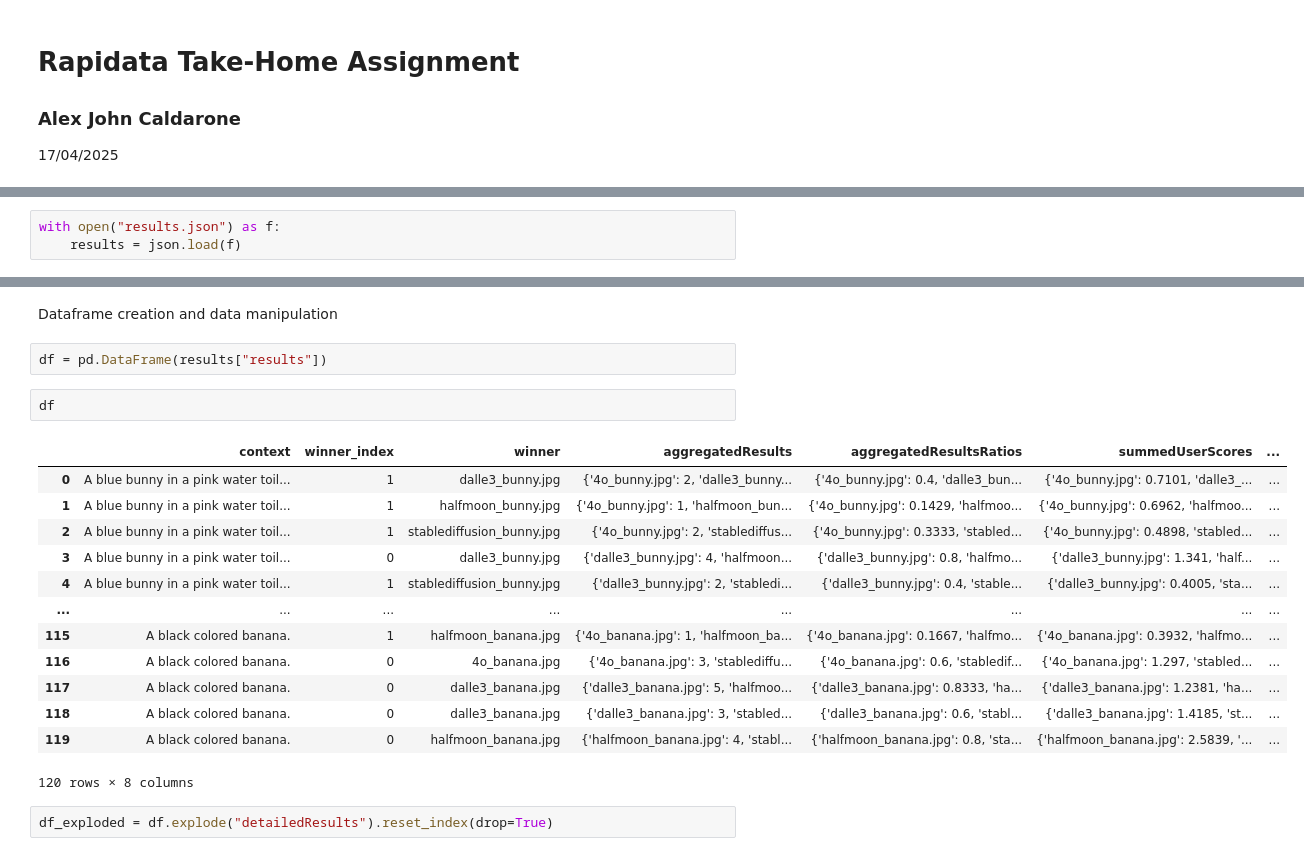
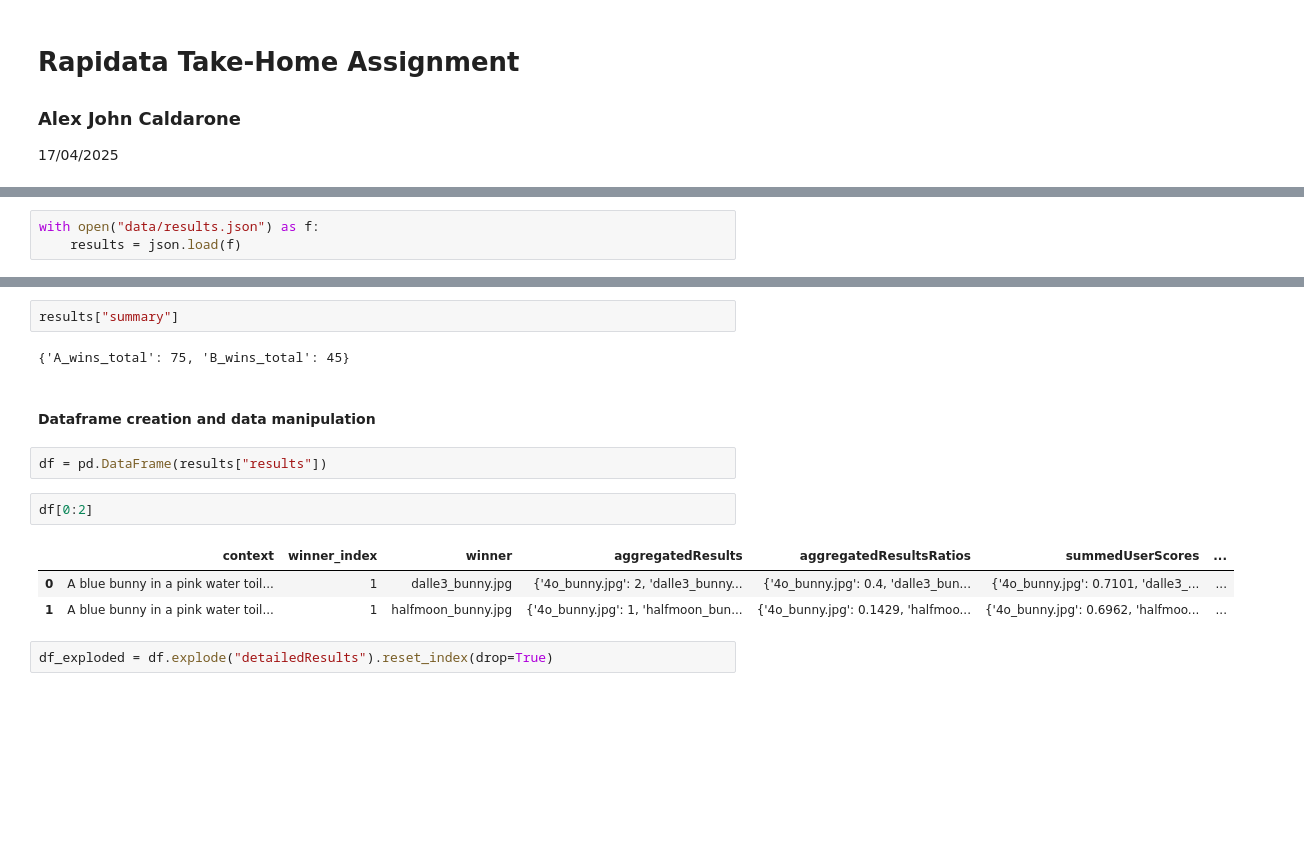
Before and after one commit to alexcaldarone/rapidata-takehome, a Jupyter notebook: rapidata_takehome.ipynb, the cells around one changed output, grey strips where cells are left out. Saved outputs shown, nothing was run; the diff lists cells and outputs as text; blank space fills up the shorter version.

```diff
--- a/rapidata_takehome.ipynb
+++ b/rapidata_takehome.ipynb
@@ -34,6 +55,6 @@ plt.rcParams.update({
     'figure.dpi': 150
 })
 # %%
-with open("results.json") as f:
+with open("data/results.json") as f:
     results = json.load(f)
 # %%
@@ -59,23 +68,17 @@ results
+# %%
+results["summary"]
+# %% [output]
+{'A_wins_total': 75, 'B_wins_total': 45}
 # %% [markdown]
-Dataframe creation and data manipulation
+#### Dataframe creation and data manipulation
 # %%
 df = pd.DataFrame(results["results"])
 # %%
-df
+df[0:2]
 # %% [output]
 |  | context | winner_index | winner | aggregatedResults | aggregatedResultsRatios | summedUserScores | ... |
 | 0 | A blue bunny in a pink water toil... | 1 | dalle3_bunny.jpg | {'4o_bunny.jpg': 2, 'dalle3_bunny... | {'4o_bunny.jpg': 0.4, 'dalle3_bun... | {'4o_bunny.jpg': 0.7101, 'dalle3_... | ... |
 | 1 | A blue bunny in a pink water toil... | 1 | halfmoon_bunny.jpg | {'4o_bunny.jpg': 1, 'halfmoon_bun... | {'4o_bunny.jpg': 0.1429, 'halfmoo... | {'4o_bunny.jpg': 0.6962, 'halfmoo... | ... |
-| 2 | A blue bunny in a pink water toil... | 1 | stablediffusion_bunny.jpg | {'4o_bunny.jpg': 2, 'stablediffus... | {'4o_bunny.jpg': 0.3333, 'stabled... | {'4o_bunny.jpg': 0.4898, 'stabled... | ... |
-| 3 | A blue bunny in a pink water toil... | 0 | dalle3_bunny.jpg | {'dalle3_bunny.jpg': 4, 'halfmoon... | {'dalle3_bunny.jpg': 0.8, 'halfmo... | {'dalle3_bunny.jpg': 1.341, 'half... | ... |
-| 4 | A blue bunny in a pink water toil... | 1 | stablediffusion_bunny.jpg | {'dalle3_bunny.jpg': 2, 'stabledi... | {'dalle3_bunny.jpg': 0.4, 'stable... | {'dalle3_bunny.jpg': 0.4005, 'sta... | ... |
-| ... | ... | ... | ... | ... | ... | ... | ... |
-| 115 | A black colored banana. | 1 | halfmoon_banana.jpg | {'4o_banana.jpg': 1, 'halfmoon_ba... | {'4o_banana.jpg': 0.1667, 'halfmo... | {'4o_banana.jpg': 0.3932, 'halfmo... | ... |
-| 116 | A black colored banana. | 0 | 4o_banana.jpg | {'4o_banana.jpg': 3, 'stablediffu... | {'4o_banana.jpg': 0.6, 'stabledif... | {'4o_banana.jpg': 1.297, 'stabled... | ... |
-| 117 | A black colored banana. | 0 | dalle3_banana.jpg | {'dalle3_banana.jpg': 5, 'halfmoo... | {'dalle3_banana.jpg': 0.8333, 'ha... | {'dalle3_banana.jpg': 1.2381, 'ha... | ... |
-| 118 | A black colored banana. | 0 | dalle3_banana.jpg | {'dalle3_banana.jpg': 3, 'stabled... | {'dalle3_banana.jpg': 0.6, 'stabl... | {'dalle3_banana.jpg': 1.4185, 'st... | ... |
-| 119 | A black colored banana. | 0 | halfmoon_banana.jpg | {'halfmoon_banana.jpg': 4, 'stabl... | {'halfmoon_banana.jpg': 0.8, 'sta... | {'halfmoon_banana.jpg': 2.5839, '... | ... |
-120 rows × 8 columns
 # %%
 df_exploded = df.explode("detailedResults").reset_index(drop=True)
 # %%
```
Also changed, not shown: parts of 34 cells of this notebook, 9 other files.
